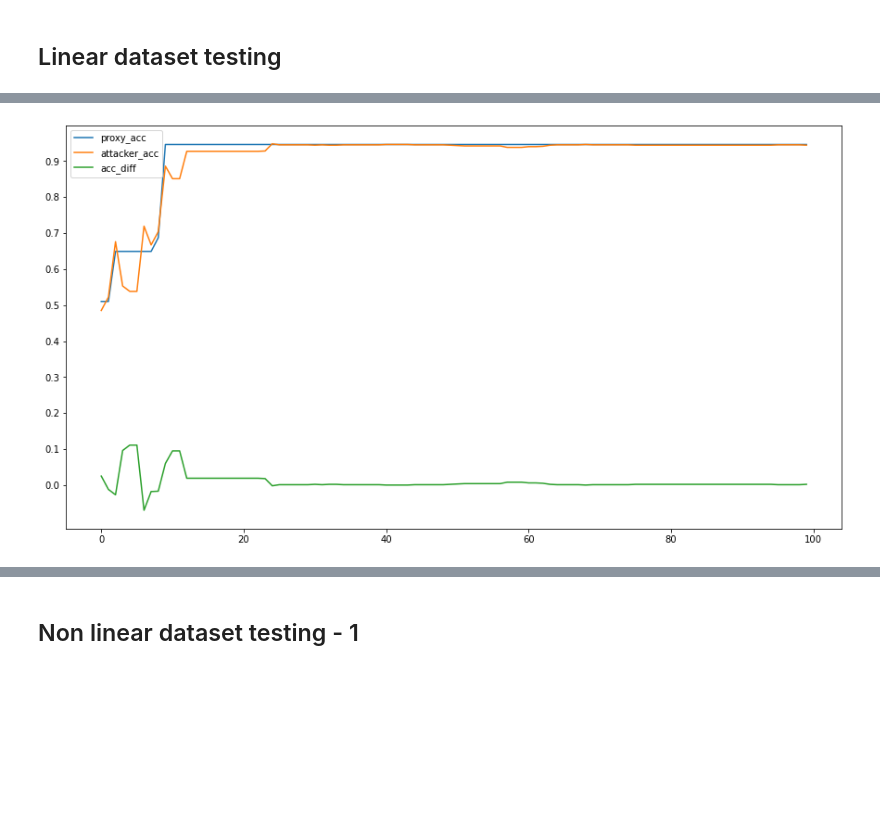
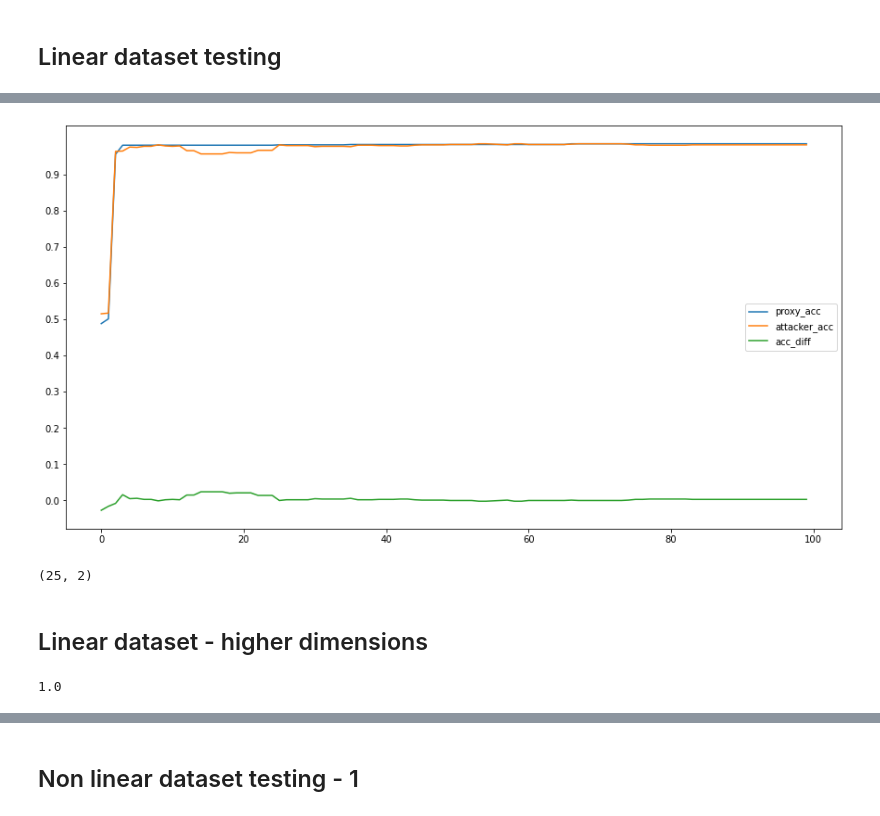
Before and after one commit to jonathanvevance/model_security, a Jupyter notebook: privacy_tests.ipynb, the cells around one changed output, grey strips where cells are left out. Cells and saved outputs as stored; diff of their text form; code cells hidden in the pictures; blank space fills up the shorter version.

```diff
--- a/privacy_tests.ipynb
+++ b/privacy_tests.ipynb
@@ -94,9 +94,24 @@ print(accuracy_score(true_clf.predict(X), y)) # unlikely to be overfit
 # %%
 attacker_clf = LogisticRegression()
 # attacker_clf = DecisionTreeClassifier()
 proxy = online_svm_qp(1.0) # 1.0 is a good default
-attacker = naive_attacker(true_clf, attacker_clf)
+attacker = naive_attacker(X, true_clf, attacker_clf)
 naive_test = test_proxy(proxy, attacker, X, y, log = False)
 naive_test.steal(100)
 # %% [output]
-[figure, old version]
+[figure, new version]
+# %%
+proxy.X_retained.shape
+# %% [output]
+(25, 2)
+# %% [markdown]
+## Linear dataset - higher dimensions
+# %%
+X, y = datasets.make_blobs(n_samples = 1000, centers = 2, n_features = 1000, center_box = (0, 10), random_state = 2)
+# use TSNE to show linear separability
+
+true_clf = SVC(kernel = 'linear')
+true_clf.fit(X, y)
+print(accuracy_score(true_clf.predict(X), y)) # unlikely to be overfit
+# %% [output]
+1.0
```
Also changed, not shown: parts of 7 cells of this notebook, 1 other file.
